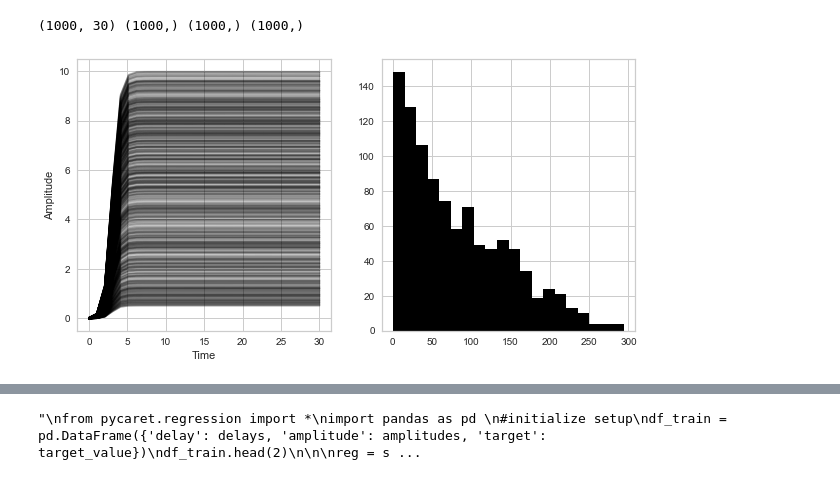
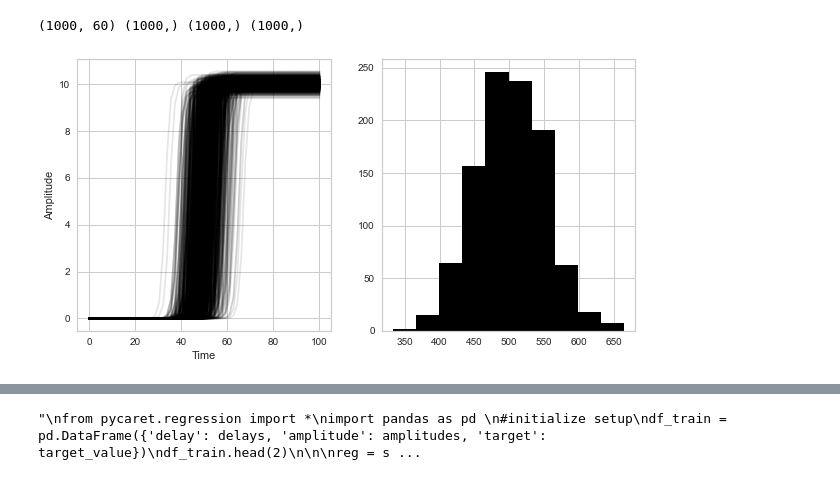
Before and after one commit to DmHoly/Transfert_Learning, a Jupyter notebook: notebooks/Sigmoid_time_serie.ipynb, the cells around one changed output, grey strips where cells are left out. Cells and saved outputs as stored; diff of their text form; code cells hidden in the pictures.

Commit message:
fix bug (on target generation)

```diff
--- a/notebooks/Sigmoid_time_serie.ipynb
+++ b/notebooks/Sigmoid_time_serie.ipynb
@@ -7,39 +7,43 @@ import torch.optim as optim
 import torch.nn as nn
 from sklearn.model_selection import train_test_split
 
-# Fonction modèle sigmoïde avec délai
-def sigmoid(x, L, k, x0, b, d):
-    return L / (1 + np.exp(-k * (x - x0))) + b * (x - d)
 
-def target(delay, amplitude):
+def sigmoid(x, L, d, nb_points=200, hidden_param = [0.8, 0, 0]):
+    """This function generates the NCEL signal"""
+    #generate a sigmoid function
+    k = hidden_param[0]
+    x = np.linspace(0, 200, nb_points)
+    y = 1/(1+np.exp(-k*(x-d-50)))
+    y = (y/np.max(y))*(L+hidden_param[1])
+    #change slope of the sigmoid function
+    y = y + (x-d)*hidden_param[2]/100
+    return y
+
+def target_generator(delay, amplitude):
     return delay * amplitude
 
 def generate_noisy_sigmoid(x):
-    L = np.random.uniform(0.5, 10) # Amplitude
-    k = 2#np.random.uniform(0.5, 2) # Pente
-    x0 = 3#np.random.uniform(3, 7) # Centre
-    b = 0 # Pente linéaire
-    d = np.random.uniform(1, 30) # Délai
-    y = sigmoid(x, L, k, x0, b, d) # Valeurs réelles
     n_points = len(x)
-    noise = np.random.normal(0, 0.0001, n_points) # Bruit
-    return y + noise, d, L, target(d, L)
+    #normal distribution of the noise
+    d = np.random.normal(50, 5)
+    L = np.random.normal(10, 0.2)
+    y = L / (1 + np.exp(-(x - d)))
+    noise = np.random.normal(0, 0.0001, n_points)  # Ensure noise has the same shape as x
+    return y + noise, d, L, noise
 
-# generate N signals with different delays and amplitudes on normal distribution
-#
-
-def generate_data(N, times = np.linspace(0, 10, 100)):
+def generate_data(N, times):
     data = []
     delays = []
     amplitudes = []
     target_values = []
     for i in range(N):
-        y, d, L, target = generate_noisy_sigmoid(times)
+        y, d, L, _ = generate_noisy_sigmoid(times)
         data.append(y)
         delays.append(d)
         amplitudes.append(L)
-        target_values.append(target)
+        target_values.append(target_generator(d, L))
     return np.array(data), np.array(delays), np.array(amplitudes), np.array(target_values)
+
 
 
 class LSTMModel(nn.Module):
@@ -62,7 +66,6 @@ class LSTMModel(nn.Module):
         last_time_step = lstm_out[:, -1, :]
         y_pred = self.linear(last_time_step)
         return y_pred
-
 
 class CustomTransformerEncoderLayer(nn.TransformerEncoderLayer):
     def __init__(self, *args, **kwargs):
@@ -214,17 +217,17 @@ def train_model(model, optimizer, criterion, features_train_tensor, target_train
     return model
 # %%
 N = 1000
-times = np.linspace(0, 30, 30)
+times = np.linspace(0, 100, 60)
 np.random.seed(0)
 data, delays, amplitudes, target_value = generate_data(N, times)
 print(data.shape, delays.shape, amplitudes.shape, target_value.shape)
 
 fig, (ax, ax1) = plt.subplots(1, 2, figsize=(10, 5))
 for i in range(N):
     ax.plot(times, data[i], color='black', alpha=0.1)
 ax.set_xlabel('Time')
 ax.set_ylabel('Amplitude')
-_ = ax1.hist(target_value, bins=20, color='black')
+_ = ax1.hist(target_value, color='black')
 # %% [output]
-(1000, 30) (1000,) (1000,) (1000,)
+(1000, 60) (1000,) (1000,) (1000,)
-[figure, old version]
+[figure, new version]
```
Also changed, not shown: parts of 7 cells of this notebook.
